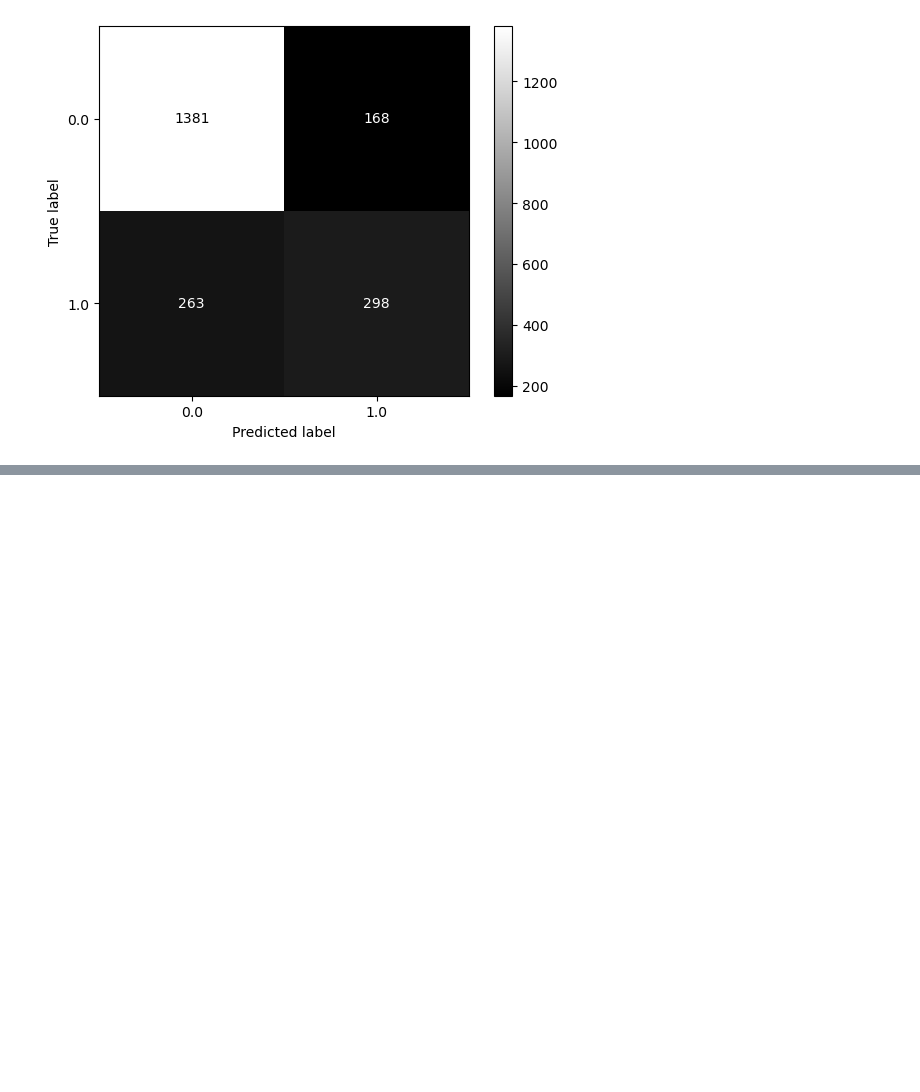
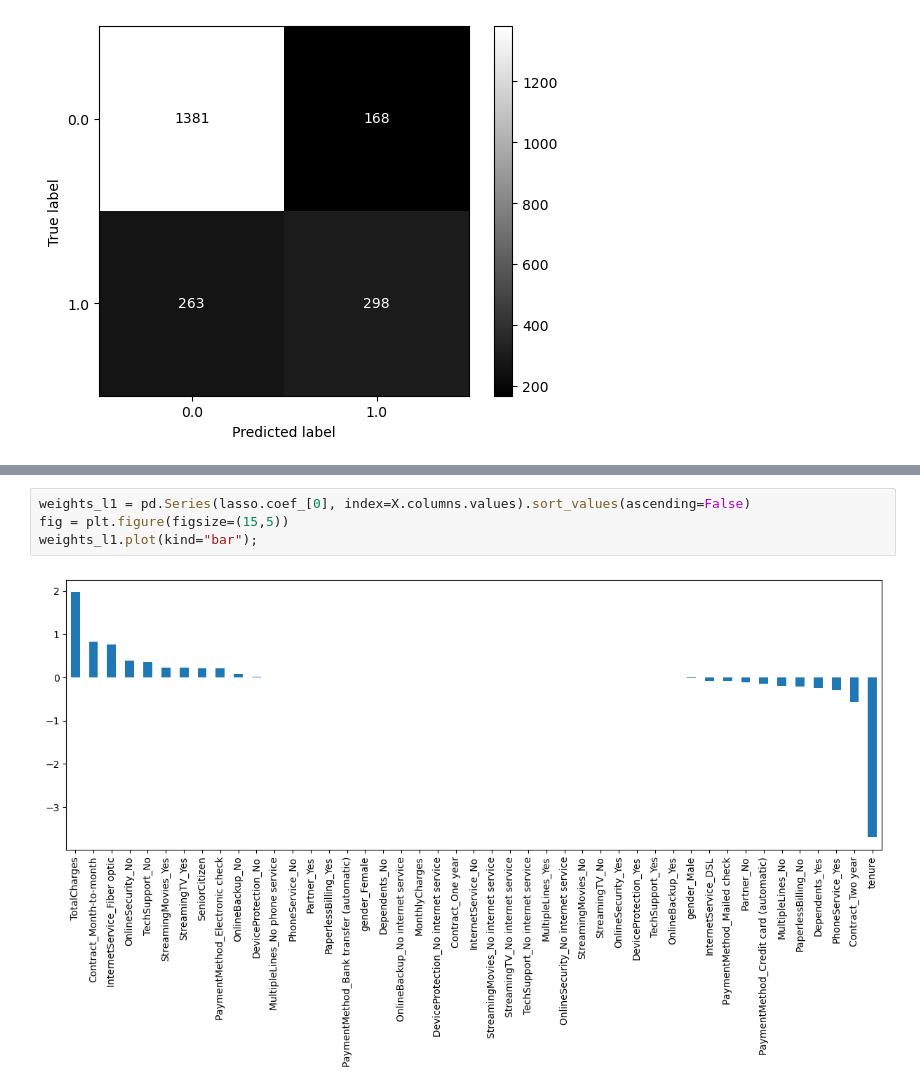
Before and after one commit to fenilenvinileno97/logistic_reg, a Jupyter notebook: 2-churn_prediction.ipynb, the cells around one changed output, grey strips where cells are left out. Cells and saved outputs as stored; diff of their text form; blank space fills up the shorter version.

```diff
--- a/2-churn_prediction.ipynb
+++ b/2-churn_prediction.ipynb
@@ -301,0 +393,6 @@ plt.show()
+# %%
+weights_l1 = pd.Series(lasso.coef_[0], index=X.columns.values).sort_values(ascending=False)
+fig = plt.figure(figsize=(15,5))
+weights_l1.plot(kind="bar");
+# %% [output]
+[figure, added]
```
Also changed, not shown: parts of 19 cells of this notebook, 2 other files.
